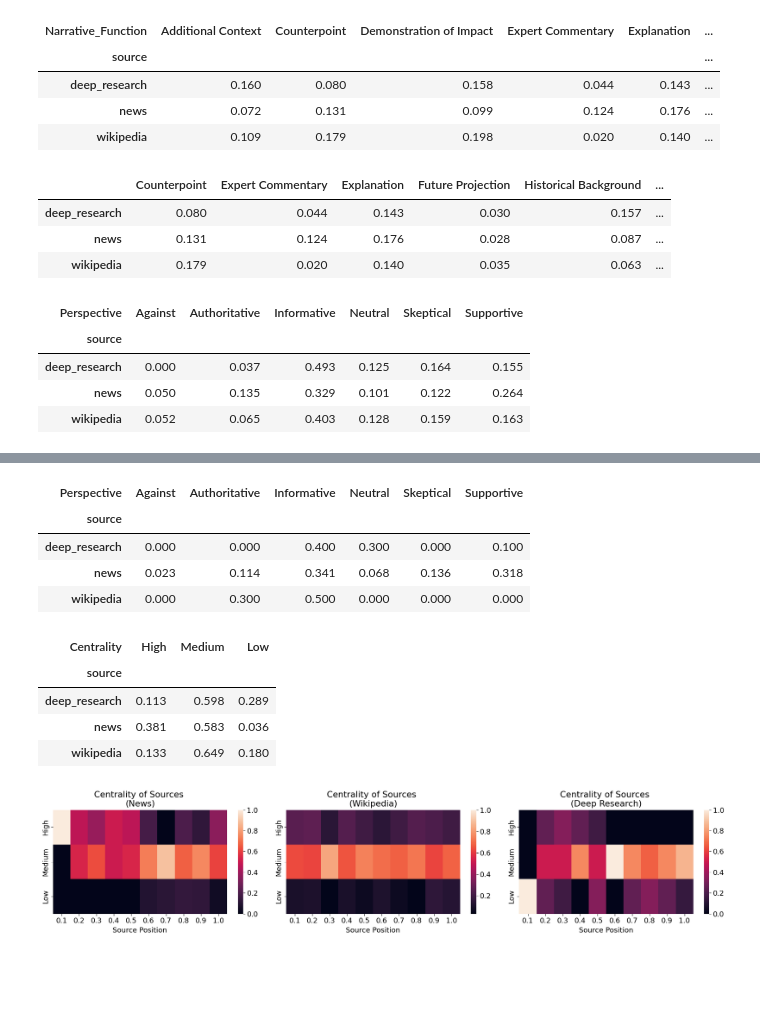
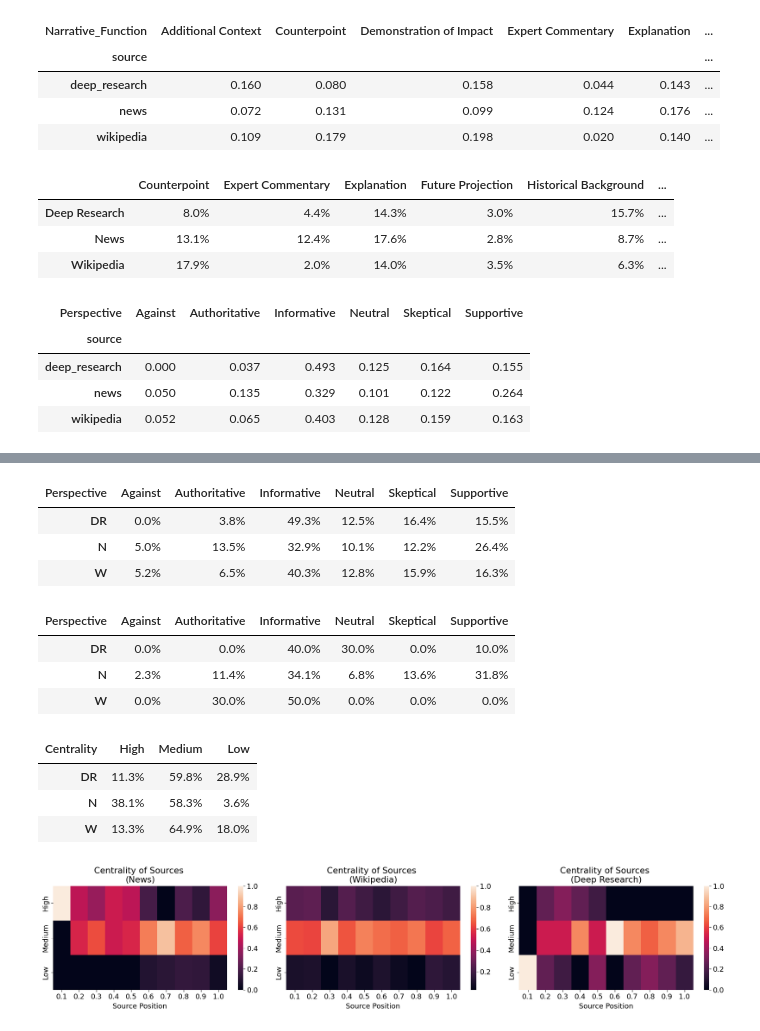
Before and after one commit to alex2awesome/deep-research-exploration, a Jupyter notebook: notebooks/2025-06-09__label-sources.ipynb, the cells around one changed output, grey strips where cells are left out. Cells and saved outputs as stored; diff of their text form; code cells hidden in the pictures; blank space fills up the shorter version.

```diff
--- a/notebooks/2025-06-09__label-sources.ipynb
+++ b/notebooks/2025-06-09__label-sources.ipynb
@@ -49,7 +49,7 @@ import pandas as pd
 import matplotlib.pyplot as plt
 import matplotlib.colors as mcolors
 from pandas import IndexSlice as idx
-ratios = t.pipe(lambda df: (df+ .05).div(df.loc["deep_research"] + .05, axis=1))
+ratios = t.pipe(lambda df: (df+ .05).div(df.loc["Deep Research"] + .05, axis=1))
 vmin, vmax = ratios.min().min(), ratios.max().max()
 cmap = plt.cm.RdYlGn
 norm = mcolors.TwoSlopeNorm(vmin=vmin, vcenter=1, vmax=vmax)
@@ -58,7 +58,7 @@ norm = mcolors.TwoSlopeNorm(vmin=vmin, vcenter=1, vmax=vmax)
 from pandas import IndexSlice as idx
 
 def color_news_wiki(row):
-    if row.name in ["news","wikipedia"]:
+    if row.name in ["News", "Wikipedia"]:
         # map each cell’s ratio -> hex color
         return [
             f"background-color: {mcolors.to_hex(cmap(norm(ratios.at[row.name, col])))}"
@@ -72,27 +72,28 @@ def color_news_wiki(row):
 
 # Save the styled DataFrame to a PNG file
 
-# Remove 'Narrative_Function' from the index name
+# Add '\n' for whitespace in column names
+t.columns = [col.replace(' ', '\n') for col in t.columns]
+t.index = list(map( lambda x: x.replace('_', ' ').title(), t.index))
 t.index.name = None
 
-# Add '\n' for whitespace in column names
-t.columns = [col.replace(' ', '\n') for col in t.columns]
-
 styler = (
-    t.style
+    t.map(lambda x: str(round(x * 100, 1)) + '%').style
       .format(precision=3, na_rep='')
       .apply(color_news_wiki, axis=1)
       .set_table_styles(
           [{'selector': 'th', 'props': [('max-width', '100px')]}]  # Set max-width for header cells
       )
 )
+styler.index.name = None
+
 
 await h.generate_image_async(styler, '../figures/narrative_function_ratios.png')
 styler
 # %% [output]
 |  | Counterpoint | Expert Commentary | Explanation | Future Projection | Historical Background | ... |
-| deep_research | 0.080 | 0.044 | 0.143 | 0.030 | 0.157 | ... |
-| news | 0.131 | 0.124 | 0.176 | 0.028 | 0.087 | ... |
-| wikipedia | 0.179 | 0.020 | 0.140 | 0.035 | 0.063 | ... |
+| Deep Research | 8.0% | 4.4% | 14.3% | 3.0% | 15.7% | ... |
+| News | 13.1% | 12.4% | 17.6% | 2.8% | 8.7% | ... |
+| Wikipedia | 17.9% | 2.0% | 14.0% | 3.5% | 6.3% | ... |
 # %%
 # Perspective of all sources in each story
@@ -127,35 +129,63 @@ h.full_combined_df
 | 24 | What happened at COP29 in week on... | The Finance and Energy/Peace, Rel... | [{'Name': 'Carbon Brief', 'Biogra... | news |
 | 25 | COP29 Ends with Compromise on Cli... | The UN climate change conference ... | [{'Name': 'UN Secretary-General A... | news |
 | 26 | COP29: Key outcomes agreed at the... | Developed nations have agreed to ... | [{'Name': 'Developed Nations', 'B... | news |
+# %%
+# Perspective of all sources in each story
+t = (h.all_annotated_citations_df
+#  .groupby(['source', 'article_title']).apply(lambda df: df.iloc[0]).reset_index(drop=True)
+ .explode('Perspective')
+ .pipe(h.analyze_column, 'Perspective')
+ .drop(columns=['Cannot Determine'])
+ .pipe(lambda df: (df * 100).round(1))
+)
+t.index.name = None
+t.index = t.index.map(lambda x: {'deep_research': 'DR', 'news': 'N', 'wikipedia': 'W'}.get(x, x))
+
+t = t.style.format("{:.1f}%", na_rep='').background_gradient(cmap='Spectral', low=1, high=0, axis=None)
+await h.generate_image_async(t, '../figures/perspective.png')
+t
+# %% [output]
+| Perspective | Against | Authoritative | Informative | Neutral | Skeptical | Supportive |
+| DR | 0.0% | 3.8% | 49.3% | 12.5% | 16.4% | 15.5% |
+| N | 5.0% | 13.5% | 32.9% | 10.1% | 12.2% | 26.4% |
+| W | 5.2% | 6.5% | 40.3% | 12.8% | 15.9% | 16.3% |
 # %%
 # Perspective of the first source in each story
-(h.all_annotated_citations_df
+t = (h.all_annotated_citations_df
  .groupby(['source', 'article_title']).apply(lambda df: df.iloc[0]).reset_index(drop=True)
  .explode('Perspective')
  .pipe(h.analyze_column, 'Perspective')
  .drop(columns=['Cannot Determine'])
- .round(3)
- .style.format(precision=3, na_rep='').background_gradient(cmap='Spectral', low=1, high=0, axis=None)
- )
+ .pipe(lambda df: (df * 100).round(1))
+)
+t.index.name = None
+t.index = t.index.map(lambda x: {'deep_research': 'DR', 'news': 'N', 'wikipedia': 'W'}.get(x, x))
+
+t = t.style.format("{:.1f}%", na_rep='').background_gradient(cmap='Spectral', low=1, high=0, axis=None)
+await h.generate_image_async(t, '../figures/perspective_first_source.png')
+t
 # %% [output]
 | Perspective | Against | Authoritative | Informative | Neutral | Skeptical | Supportive |
-| source |  |  |  |  |  |  |
-| deep_research | 0.000 | 0.000 | 0.400 | 0.300 | 0.000 | 0.100 |
-| news | 0.023 | 0.114 | 0.341 | 0.068 | 0.136 | 0.318 |
-| wikipedia | 0.000 | 0.300 | 0.500 | 0.000 | 0.000 | 0.000 |
+| DR | 0.0% | 0.0% | 40.0% | 30.0% | 0.0% | 10.0% |
+| N | 2.3% | 11.4% | 34.1% | 6.8% | 13.6% | 31.8% |
+| W | 0.0% | 30.0% | 50.0% | 0.0% | 0.0% | 0.0% |
 # %%
 # Centrality of all sources in each story
-(h.all_annotated_citations_df
+t = (h.all_annotated_citations_df
  .pipe(h.analyze_column, 'Centrality')[['High', 'Medium', 'Low']]
- .round(3)
- .style.format(precision=3, na_rep='').background_gradient(cmap='Spectral', low=1, high=0, axis=None)
+ .pipe(lambda df: (df * 100).round(1))
 )
+t.index.name = None
+t.index = t.index.map(lambda x: {'deep_research': 'DR', 'news': 'N', 'wikipedia': 'W'}.get(x, x))
+
+t = t.style.format("{:.1f}%", na_rep='').background_gradient(cmap='Spectral', low=1, high=0, axis=None)
+await h.generate_image_async(t, '../figures/centrality.png')
+t
 # %% [output]
 | Centrality | High | Medium | Low |
-| source |  |  |  |
-| deep_research | 0.113 | 0.598 | 0.289 |
-| news | 0.381 | 0.583 | 0.036 |
-| wikipedia | 0.133 | 0.649 | 0.180 |
+| DR | 11.3% | 59.8% | 28.9% |
+| N | 38.1% | 58.3% | 3.6% |
+| W | 13.3% | 64.9% | 18.0% |
 # %%
 centrality_aggs = h.aggregate_sources_by_position(
     h.all_annotated_citations_df,
```
Also changed, not shown: parts of 14 cells of this notebook, 15 other files.
